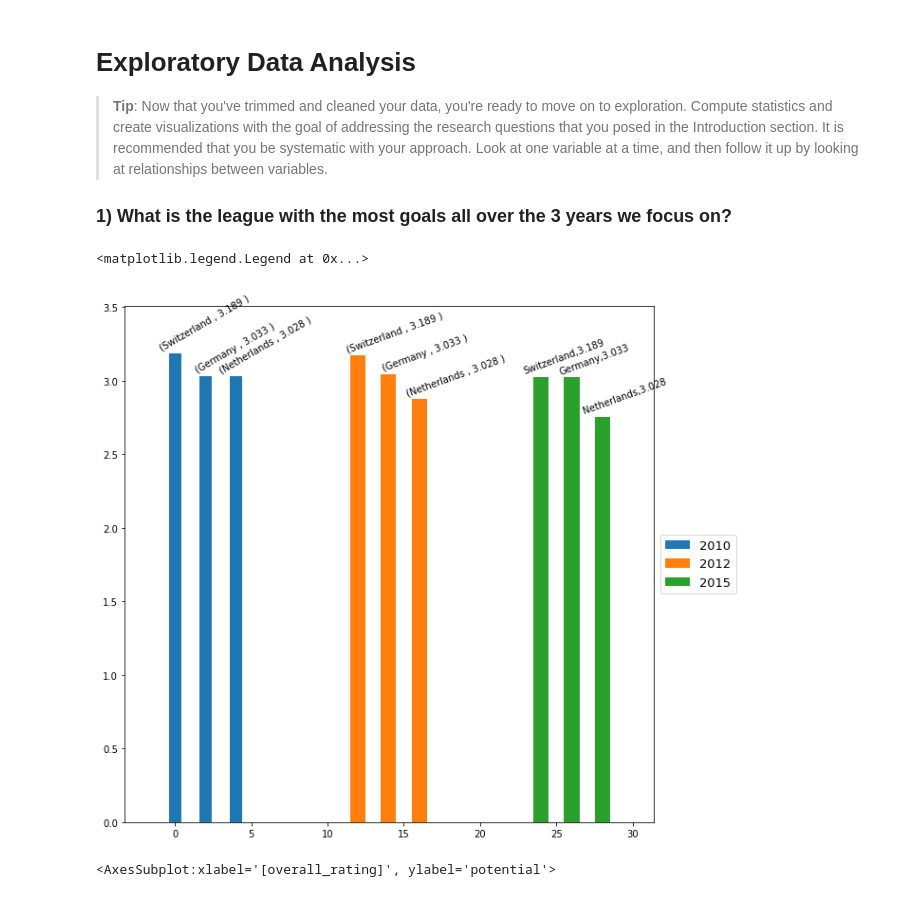
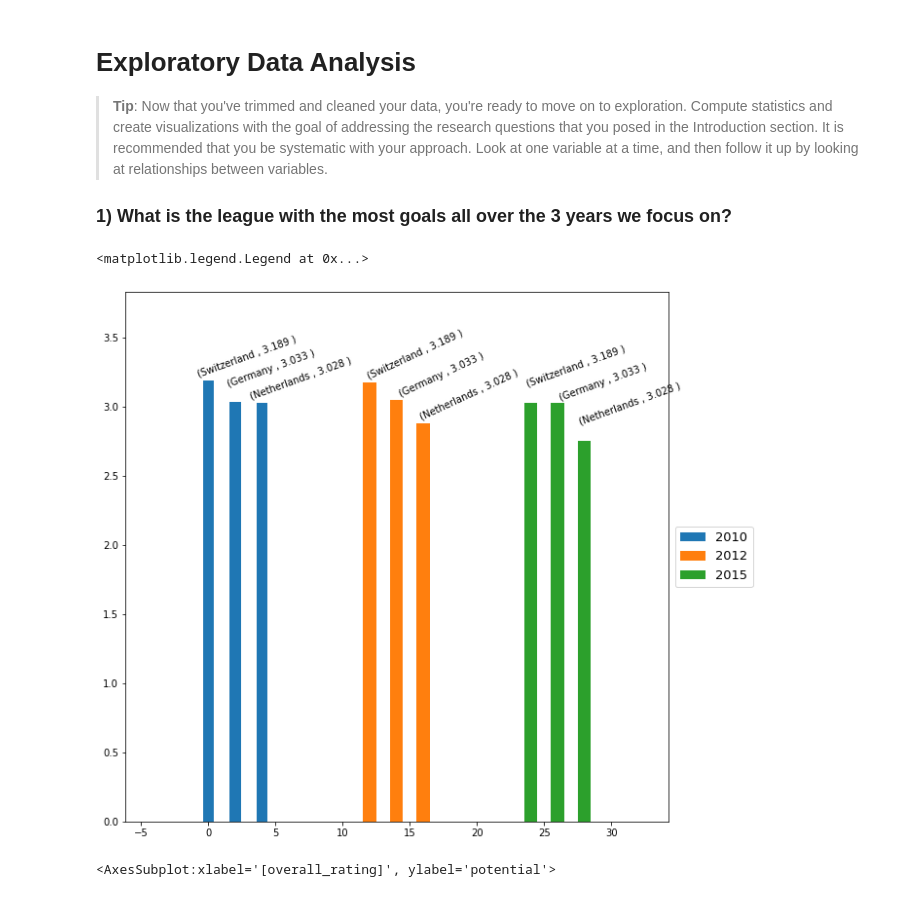
Before and after one commit to mo7amed7assan1911/European-Soccer-Data-Analysis, a Jupyter notebook: investigate-a-dataset-template.ipynb, the cells around one changed output. Saved outputs shown, nothing was run; the diff lists cells and outputs as text; code cells hidden in the pictures.

Commit message:
editing the chart of firts question of goals for each league

```diff
--- a/investigate-a-dataset-template.ipynb
+++ b/investigate-a-dataset-template.ipynb
@@ -878,38 +878,42 @@ Match_League_Country.head(1)
 # %%
 goal_10= Match_League_Country.query('Year == 2010')
 pro10 = goal_10.groupby(['league_name']).mean()['Total_goals'].nlargest(3)
 
 goal_12 = Match_League_Country.query('Year == 2012')
 pro12 = goal_12.groupby(['league_name']).mean()['Total_goals'].nlargest(3)
 
 goal_15 = Match_League_Country.query('Year == 2015')
 pro15 = goal_15.groupby(['league_name']).mean()['Total_goals'].nlargest(3)
 
 ind = np.arange(0, 6, 2)
 f, axs = plt.subplots(1, 1,figsize=(10,10))
-axs.margins(0.1)
+axs.margins(0.2)
 
 P10 = plt.bar(ind ,pro10.values,  width=0.8, align='center')
 
 
 P12 = plt.bar(ind + 12, pro12.values,  width=1, align='center')
 
 
 P15 = plt.bar(ind + 24, pro15.values,  width=1, align='center')
 
 for i in range(3):
-    plt.text(i * 2 + 2, pro10.values[i]+.01, '(' + pro10.index[i].split()[0] + ' , ' +str(round(pro10.values[i], 3)) + ' ) ', ha='center', va='bottom', rotation='30')
+    if i == 1:
+        plt.text(i * 2 + 2.8, pro10.values[i]+.09, '(' + pro10.index[i].split()[0] + ' , ' +str(round(pro10.values[i], 3)) + ' ) ', ha='center', va='bottom', rotation='20')
+    else:
+        plt.text(i * 2 + 3, pro10.values[i]+.01, '(' + pro10.index[i].split()[0] + ' , ' +str(round(pro10.values[i], 3)) + ' ) ', ha='center', va='bottom', rotation='20')
+for i in range(3):
+    plt.text(i * 2 + 15.5, pro12.values[i]+.01 , '(' + pro10.index[i].split()[0] + ' , ' + str(round(pro10.values[i], 3)) + ' ) ' , ha='center', va='bottom', rotation='25')
 
 for i in range(3):
-    plt.text(i * 2 + 14.5, pro12.values[i]+.01 , '(' + pro10.index[i].split()[0] + ' , ' + str(round(pro10.values[i], 3)) + ' ) ' , ha='center', va='bottom', rotation='20')
-
-for i in range(3):
-    plt.text(i * 2 + 25.5, pro15.values[i]+.01, pro10.index[i].split()[0] + ',' +str(round(pro10.values[i], 3)) , ha='center', va='bottom', rotation='20')
-
+    if i == 1:
+        plt.text(i * 2 + 27.5, pro15.values[i], '(' +  pro10.index[i].split()[0] + ' , ' +str(round(pro10.values[i], 3)) + ' ) ' , ha='center', va='bottom', rotation='20')
+    else:
+        plt.text(i * 2 + 27.5, pro15.values[i] + 0.1, '(' +  pro10.index[i].split()[0] + ' , ' +str(round(pro10.values[i], 3)) + ' ) ' , ha='center', va='bottom', rotation='20')
 plt.legend(['2010','2012','2015'], loc='center left', bbox_to_anchor=(1, 0.5), fontsize=13, prop={'size': 13})
 # %% [output]
 <matplotlib.legend.Legend at 0x...>
-[figure, old version]
+[figure, new version]
 # %%
 PlayerData.plot(kind='scatter', y='potential', x=['overall_rating'])
 # %% [output]
```
